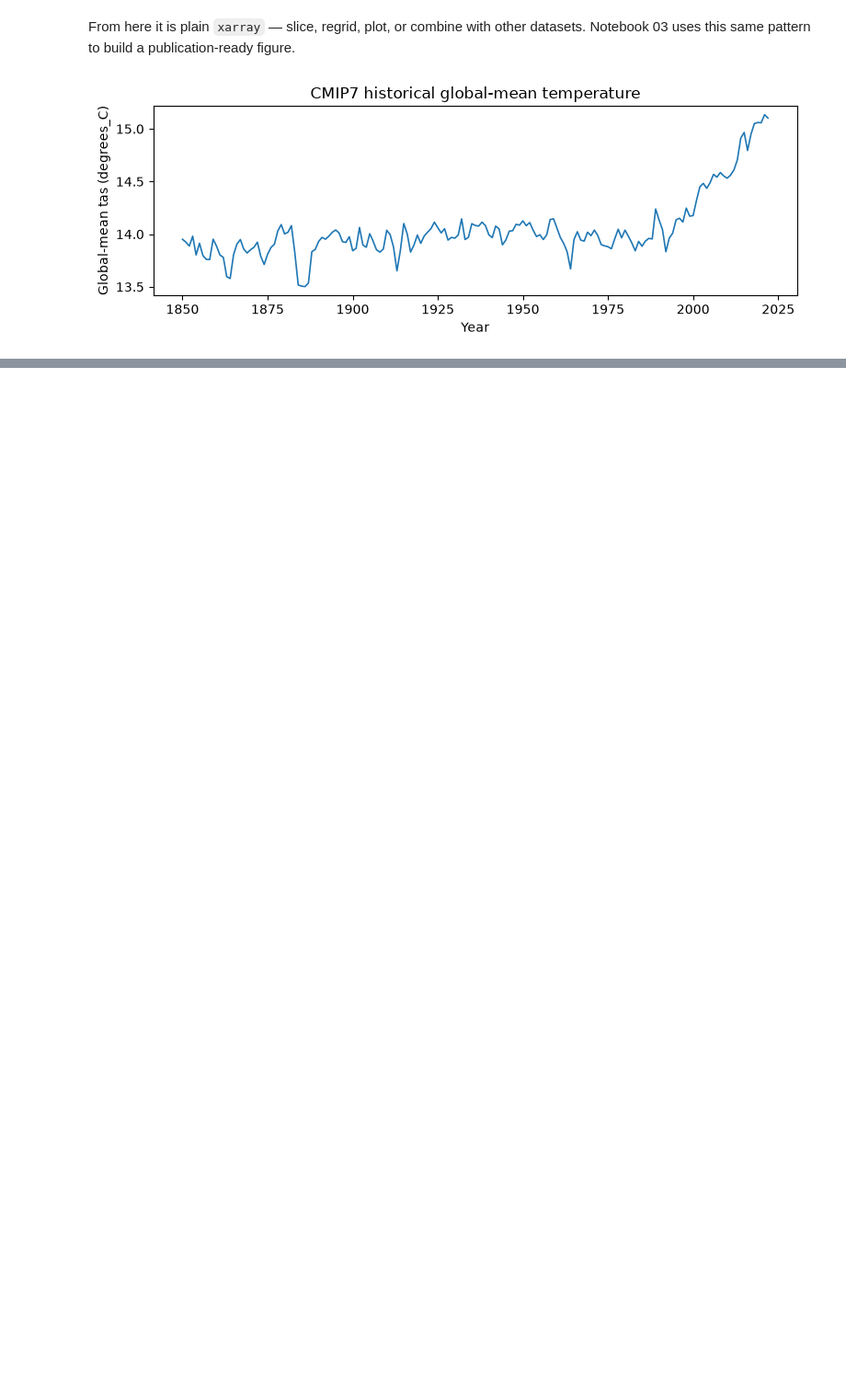
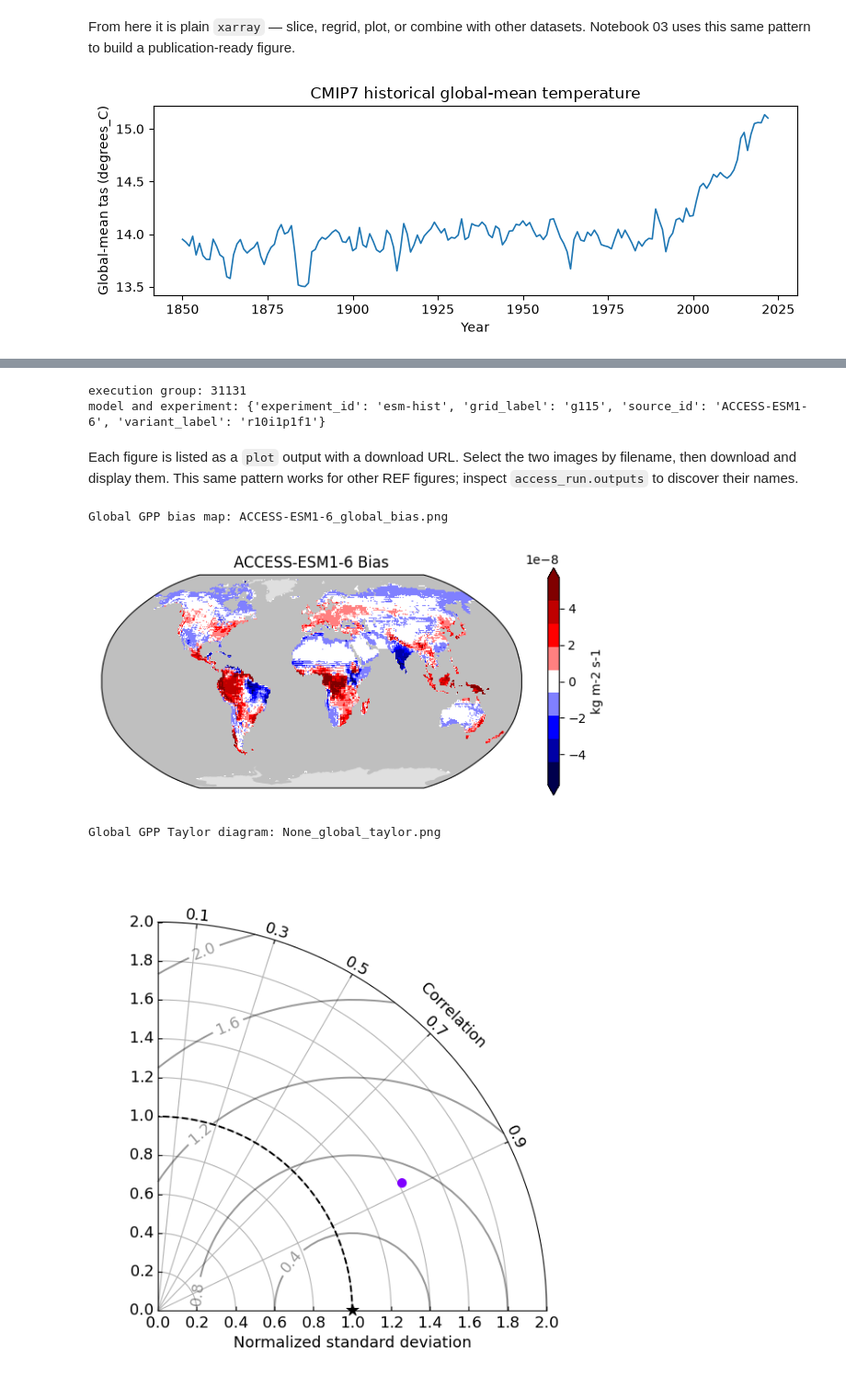
Before and after one commit to Climate-REF/climate-ref-tutorials, a Jupyter notebook: notebooks/02-querying-the-api.ipynb, the cells around one changed output, grey strips where cells are left out. Shown at 92% size. Cells and saved outputs as stored; diff of their text form; code cells hidden in the pictures; blank space fills up the shorter version.

Commit message:
Show CMIP7 ACCESS map and Taylor diagram retrieval

```diff
--- a/notebooks/02-querying-the-api.ipynb
+++ b/notebooks/02-querying-the-api.ipynb
@@ -286,3 +296,56 @@ free_memory()
+# %%
+from climate_ref_client.api.diagnostics import diagnostics_list_execution_groups
+
+groups = diagnostics_list_execution_groups.sync("ilamb", "gpp-wecann", mip_era="CMIP7", client=client).data
+
+access_groups = [
+    group
+    for group in groups
+    if dict(group.selectors.to_dict().get("cmip7", [])).get("source_id") == "ACCESS-ESM1-6"
+    and dict(group.selectors.to_dict().get("cmip7", [])).get("experiment_id") == "esm-hist"
+]
+
+for access_group in access_groups:
+    access_run = latest_successful_execution(access_group)
+    if access_run is not None and access_run.outputs:
+        break
+else:
+    raise ValueError("No successful CMIP7 ACCESS-ESM1-6 GPP run has downloadable files")
+
+print("execution group:", access_group.id)
+print("model and experiment:", dict(access_group.selectors.to_dict()["cmip7"]))
+# %% [output]
+execution group: 31131
+model and experiment: {'experiment_id': 'esm-hist', 'grid_label': 'g115', 'source_id': 'ACCESS-ESM1-6', 'variant_label': 'r10i1p1f1'}
+# %% [markdown]
+Each figure is listed as a `plot` output with a download URL. Select the two
+images by filename, then download and display them. This same pattern works for
+other REF figures; inspect `access_run.outputs` to discover their names.
+# %%
+from IPython.display import Image, display
+
+figures = {
+    "Global GPP bias map": "_global_bias.png",
+    "Global GPP Taylor diagram": "_global_taylor.png",
+}
+
+for label, suffix in figures.items():
+    output = next(
+        (o for o in access_run.outputs if o.output_type.value == "plot" and o.filename.endswith(suffix)),
+        None,
+    )
+    if output is None:
+        raise ValueError(f"No {label} output in execution {access_run.id}")
+
+    response = requests.get(output.url, timeout=60)
+    response.raise_for_status()
+    print(f"{label}: {output.filename}")
+    display(Image(data=response.content, width=600))
+# %% [output]
+Global GPP bias map: ACCESS-ESM1-6_global_bias.png
+[figure, added]
+Global GPP Taylor diagram: None_global_taylor.png
+[figure, added]
 # %% [markdown]
 ## Recap
 
```
Also changed, not shown: parts of 4 cells of this notebook, 1 other file.
